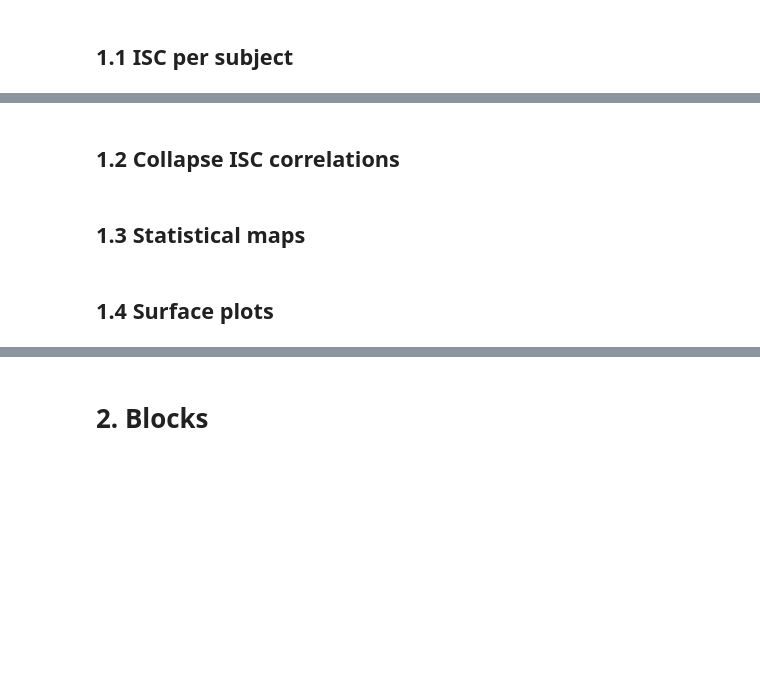
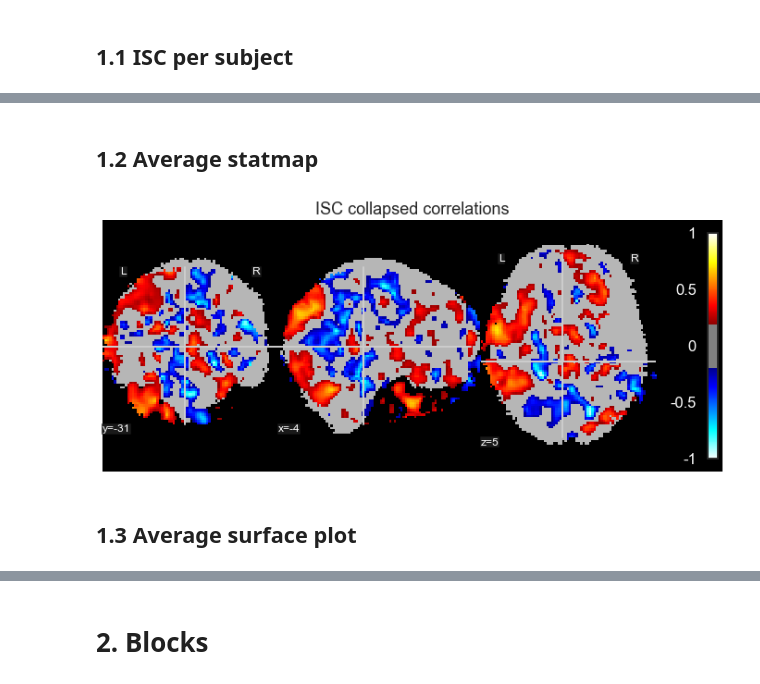
Before and after one commit to tomov/VGDL-fMRI-Python-Data-Analysis, a Jupyter notebook: Multivariate_analyses/smooth_betas_analysis_ISC.ipynb, the cells around one changed output, grey strips where cells are left out. Cells and saved outputs as stored; diff of their text form; code cells hidden in the pictures; blank space fills up the shorter version.

```diff
--- a/Multivariate_analyses/smooth_betas_analysis_ISC.ipynb
+++ b/Multivariate_analyses/smooth_betas_analysis_ISC.ipynb
@@ -432,6 +439,11 @@ plotting.plot_stat_map(stat_map_img=avg_isc_nifti, display_mode='x',
 # %% [markdown]
-## 1.2 Collapse ISC correlations
+## 1.2 Average statmap
+# %%
+# compute the average across participants
+avg_isc_corrs_games = isc(games_betas, pairwise=False, summary_statistic='mean', tolerate_nans=True)
+# %%
+plot_statmap_avg(isc_vol=isc_vol, coords=coords, collapsed_isc_corrs=avg_isc_corrs_games, brain_nii=brain_nii, use_brainii=True, threshold=0.2)
+# %% [output]
+[figure, added]
 # %% [markdown]
-## 1.3 Statistical maps
+## 1.3 Average surface plot
-# %% [markdown]
-## 1.4 Surface plots
```
Also changed, not shown: parts of 12 cells of this notebook.
